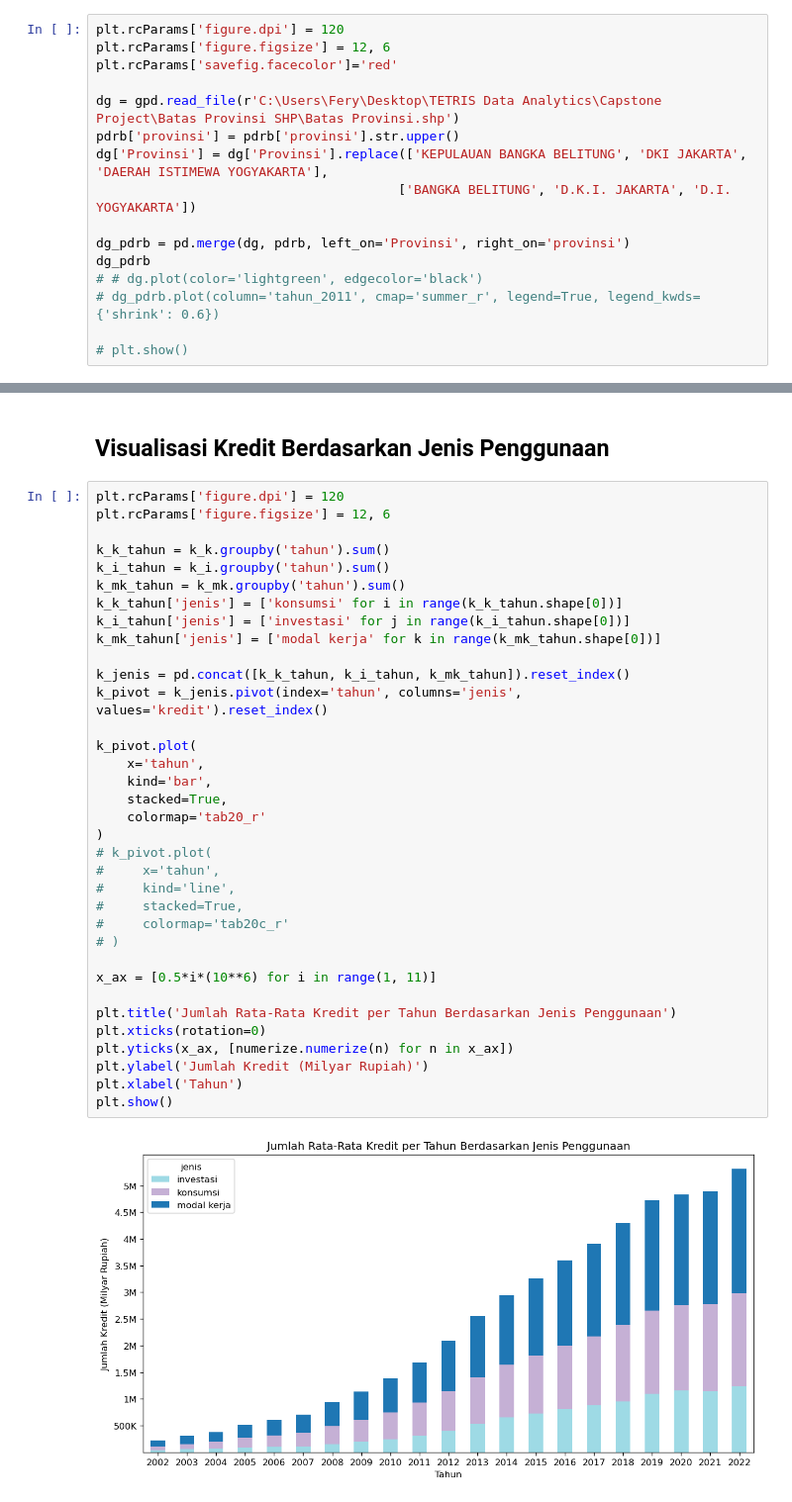
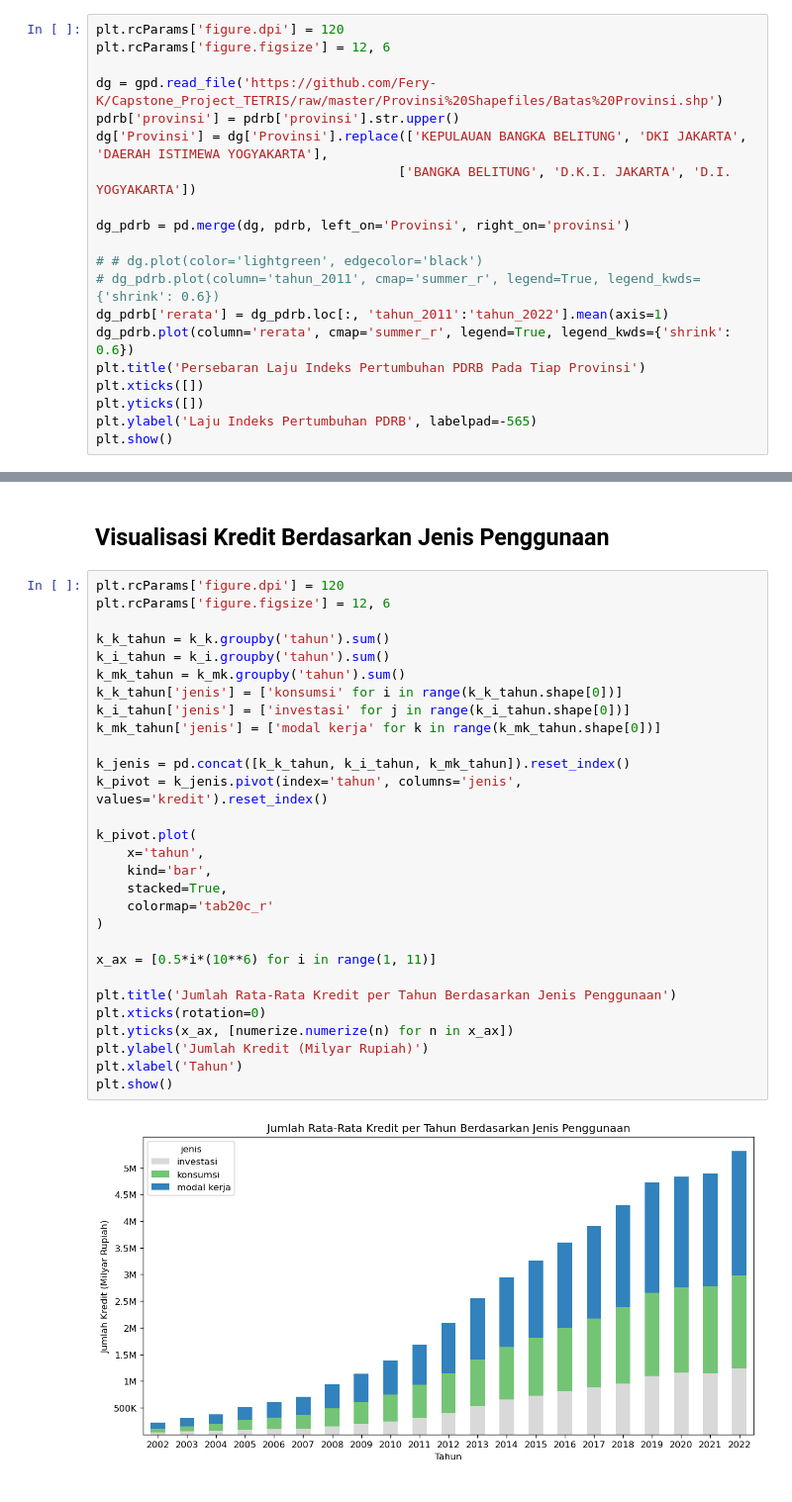
Before and after one commit to eddyref/Capstone_Project_TETRIS, a Jupyter notebook: Data Analysis.ipynb, the cells around one changed output, grey strips where cells are left out. Shown at 99% size. Drawn from its saved outputs; the diff is of its cells as text.

```diff
--- a/Data Analysis.ipynb
+++ b/Data Analysis.ipynb
@@ -122,17 +122,21 @@ plt.show()
 # %%
 plt.rcParams['figure.dpi'] = 120
 plt.rcParams['figure.figsize'] = 12, 6
-plt.rcParams['savefig.facecolor']='red'
 
-dg = gpd.read_file(r'C:\Users\Fery\Desktop\TETRIS Data Analytics\Capstone Project\Batas Provinsi SHP\Batas Provinsi.shp')
+dg = gpd.read_file('https://github.com/Fery-K/Capstone_Project_TETRIS/raw/master/Provinsi%20Shapefiles/Batas%20Provinsi.shp')
 pdrb['provinsi'] = pdrb['provinsi'].str.upper()
 dg['Provinsi'] = dg['Provinsi'].replace(['KEPULAUAN BANGKA BELITUNG', 'DKI JAKARTA', 'DAERAH ISTIMEWA YOGYAKARTA'],
                                        ['BANGKA BELITUNG', 'D.K.I. JAKARTA', 'D.I. YOGYAKARTA'])
 
 dg_pdrb = pd.merge(dg, pdrb, left_on='Provinsi', right_on='provinsi')
-dg_pdrb
+
 # # dg.plot(color='lightgreen', edgecolor='black')
 # dg_pdrb.plot(column='tahun_2011', cmap='summer_r', legend=True, legend_kwds={'shrink': 0.6})
-
-# plt.show()
+dg_pdrb['rerata'] = dg_pdrb.loc[:, 'tahun_2011':'tahun_2022'].mean(axis=1)
+dg_pdrb.plot(column='rerata', cmap='summer_r', legend=True, legend_kwds={'shrink': 0.6})
+plt.title('Persebaran Laju Indeks Pertumbuhan PDRB Pada Tiap Provinsi')
+plt.xticks([])
+plt.yticks([])
+plt.ylabel('Laju Indeks Pertumbuhan PDRB', labelpad=-565)
+plt.show()
 # %% [output]
@@ -158,37 +163,31 @@ dg_pdrb
 # %%
 plt.rcParams['figure.dpi'] = 120
 plt.rcParams['figure.figsize'] = 12, 6
 
 k_k_tahun = k_k.groupby('tahun').sum()
 k_i_tahun = k_i.groupby('tahun').sum()
 k_mk_tahun = k_mk.groupby('tahun').sum()
 k_k_tahun['jenis'] = ['konsumsi' for i in range(k_k_tahun.shape[0])]
 k_i_tahun['jenis'] = ['investasi' for j in range(k_i_tahun.shape[0])]
 k_mk_tahun['jenis'] = ['modal kerja' for k in range(k_mk_tahun.shape[0])]
 
 k_jenis = pd.concat([k_k_tahun, k_i_tahun, k_mk_tahun]).reset_index()
 k_pivot = k_jenis.pivot(index='tahun', columns='jenis', values='kredit').reset_index()
 
 k_pivot.plot(
     x='tahun',
     kind='bar',
     stacked=True,
-    colormap='tab20_r'
+    colormap='tab20c_r'
 )
-# k_pivot.plot(
-#     x='tahun',
-#     kind='line',
-#     stacked=True,
-#     colormap='tab20c_r'
-# )
 
 x_ax = [0.5*i*(10**6) for i in range(1, 11)]
 
 plt.title('Jumlah Rata-Rata Kredit per Tahun Berdasarkan Jenis Penggunaan')
 plt.xticks(rotation=0)
 plt.yticks(x_ax, [numerize.numerize(n) for n in x_ax])
 plt.ylabel('Jumlah Kredit (Milyar Rupiah)')
 plt.xlabel('Tahun')
 plt.show()
 # %% [output]
-[figure, old version]
+[figure, new version]
```
Also changed, not shown: parts of 2 cells of this notebook, 1 other file.
